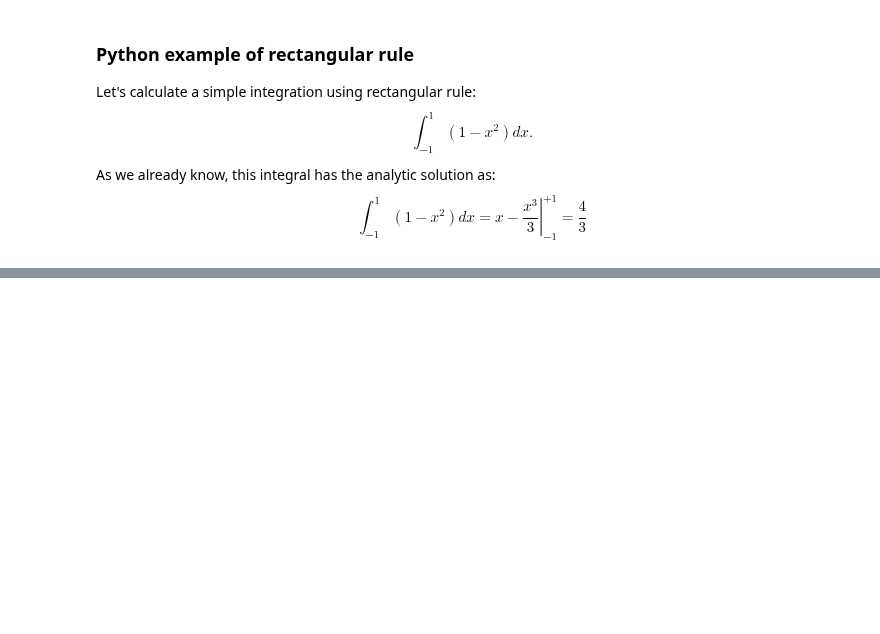
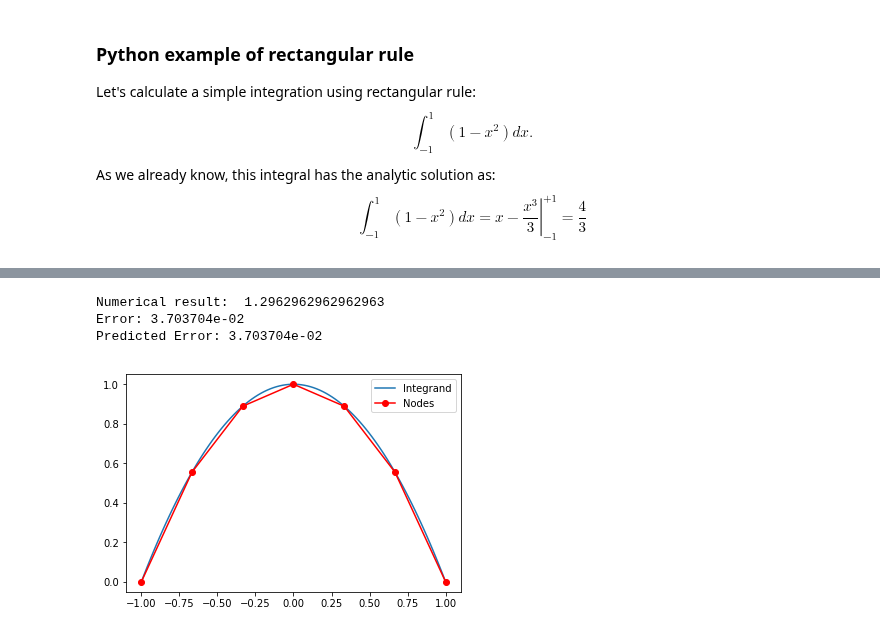
Before and after one commit to jshragge/CSM_GP_GEOPCOMP, a Jupyter notebook: 04_Numerical_Quadrature.ipynb, the cells around one changed output, grey strips where cells are left out. Saved outputs shown, nothing was run; the diff lists cells and outputs as text; code cells hidden in the pictures; blank space fills up the shorter version.

Commit message:
trapezoidal rule finished

```diff
--- a/04_Numerical_Quadrature.ipynb
+++ b/04_Numerical_Quadrature.ipynb
@@ -83,3 +136,52 @@ plt.show()
+# %%
+# define the function to perform trapezoidal integration
+def trapez_int(fun,a,b,N,isfigure=False):
+    ''' Function to perform trapezoidal integration.
+    usage: val = trapez_int(fun,a,b,N,isfigure=False)
+    input:
+        fun: function to be integrated
+        a,b: integral interval
+        N: number of subintervals
+        isfigure: plot the function and the nodes for demonstration
+    written by Ge Jin, gjin@mines.edu, 06/2019
+    '''
+    h = (b-a)/N # calculate subinterval length
+    xi = a+(np.arange(N+1))*h # calculate the location of nodes
+    yi = fun(xi) # evaluate node values
+    val = (np.sum(yi)-0.5*yi[0]-0.5*yi[-1])*h # calculate the result
+    if isfigure:
+        x = np.linspace(a,b,100)
+        y = fun(x)
+        plt.plot(x,y,label='Integrand')
+        plt.plot(xi,yi,'ro-',label='Nodes')
+    return val
+# %%
+# define the integrand
+fun = lambda x:1-x**2
+# define integral inteval
+a = -1; b = 1
+# define subdivition number
+N = 6
+# print the result
+result = trapez_int(fun,a,b,N)
+print('Numerical result: ',result)
+print('Error: {:e}'.format(4/3-result))
+
+# in this case the error can be predicted, because f''(t) == -2
+h = (b-a)/N
+err = -(b-a)/12*h**2*(-2)
+print('Predicted Error: {:e}'.format(err))
+
+# plot the function and the mid points
+plt.figure()
+trapez_int(fun,a,b,N,isfigure=True)
+plt.legend()
+plt.show()
+# %% [output]
+Numerical result:  1.2962962962962963
+Error: 3.703704e-02
+Predicted Error: 3.703704e-02
+[figure, added]
 # %%
 s0 = yi[0]+yi[-1]
 s1 = np.sum(yi[1:-1:2])
```
Also changed, not shown: parts of 8 cells of this notebook, 1 other file.
